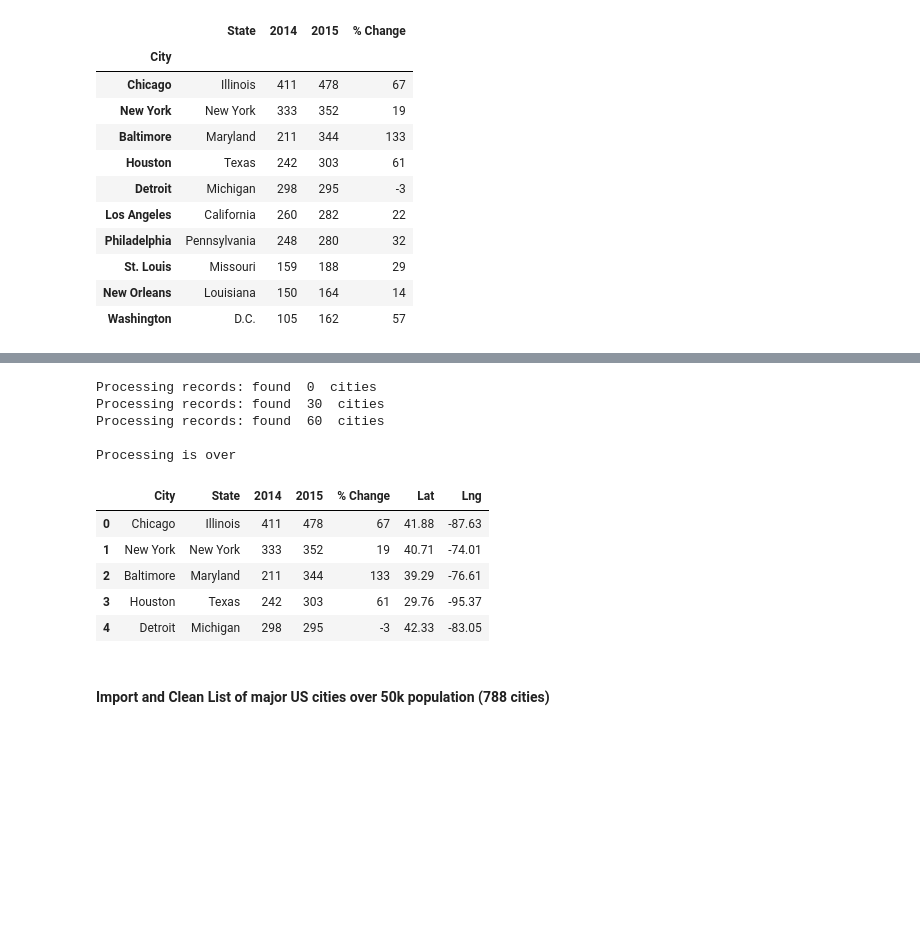
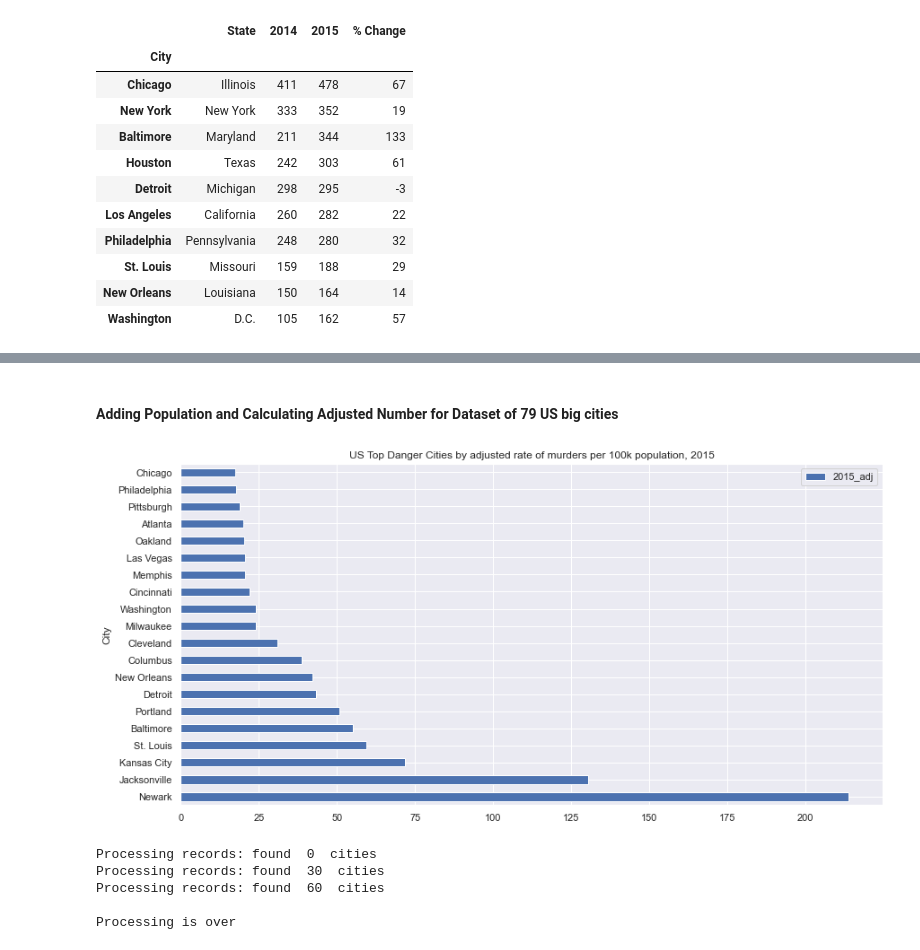
Before and after one commit to OlegRyzhkov2020/API-challenge, a Jupyter notebook: CrimePy_Project/major_cities.ipynb, the cells around one changed output, grey strips where cells are left out. Drawn from its saved outputs; the diff is of its cells as text; code cells hidden in the pictures; blank space fills up the shorter version.

```diff
--- a/CrimePy_Project/major_cities.ipynb
+++ b/CrimePy_Project/major_cities.ipynb
@@ -34,0 +39,17 @@ def cities_coord(df):
+# %%
+# Reading and Cleaning DataSet (Data Source: Census.org)
+uscities_data = pd.read_excel('resources/uscities_over50k.xlsx', header=None)
+uscities_data.columns = uscities_data.iloc[1]
+uscities_data.drop([0,1], axis=0, inplace=True)
+uscities_data.set_index('Rank', inplace=True)
+uscities_data = uscities_data.rename(columns={"Census": "Cens_2010",
+                                      "Estimates Base": "Base_2010",
+                                      2010.0: "2010", 2011.0: "2011",
+                                      2012.0: "2012", 2013.0: "2013",
+                                      2014.0: "2014", 2015.0: "2015",
+                                      2016.0: "2016", 2017.0: "2017",
+                                      2018.0: "2018", 2019.0: "2019"})
+uscities_data.head()
+for column in uscities_data.columns[2:]:
+    uscities_data[column]= uscities_data[column].astype(float)
+uscities_data.info()
@@ -69,3 +143,30 @@ _= top_safest_cities.plot(kind='barh', title="US Top Safest Cities by number of
+# %% [markdown]
+#### Adding Population and Calculating Adjusted Number for Dataset of 79 US big cities
+# %%
+# DataSet of 788 US Major Cities: Split City Name into 2 columns - City and State
+for row in uscities_data.itertuples():
+    full_city_name = row.City.split(",", 2)
+    city_name = full_city_name[0]
+    uscities_data.loc[row.Index, 'City'] = city_name.split(" city", 2)[0]
+    uscities_data.loc[row.Index, 'State'] = full_city_name[1]
+# %%
+# Adding Estimate Population Data for 2014, 2015 from 788 Major Cities DataFrame
+cities_murders = cities_murders.reset_index()
+for row_79 in cities_murders.itertuples():
+    for row_788 in uscities_data.itertuples():
+        if row_79.City == row_788.City:
+            cities_murders.loc[row_79.Index, 'Pop_2014'] = uscities_data.loc[row_788.Index, '2014'].astype(int)
+            cities_murders.loc[row_79.Index, 'Pop_2015'] = uscities_data.loc[row_788.Index, '2015'].astype(int)
+# Calculating adjusted rate of murders per 100k population
+cities_murders['2014_adj'] = cities_murders['2014']/cities_murders['Pop_2014']*100000
+cities_murders['2015_adj'] = cities_murders['2015']/cities_murders['Pop_2015']*100000
+cities_murders = cities_murders.sort_values('2015_adj', ascending=False).set_index('City')
+# %%
+top_danger_cities = cities_murders.head(20).filter(['State', '2015_adj'])
+_= top_danger_cities.plot(kind='barh', title="US Top Danger Cities by adjusted rate of murders per 100k population, 2015", figsize=(14, 7))
+plt.savefig('images/top20_danger_cities.png')
+# %% [output]
+[figure, added]
 # %%
 cities_murders = cities_murders.reset_index()
 cities_murders = cities_coord(cities_murders)
@@ -76,15 +177,10 @@ Processing records: found  60  cities
 
 Processing is over
 # %%
+# Saving Datasets
+uscities_data.to_csv("resources/uscities_data.csv", encoding="utf-8", index=False)
 cities_murders.to_csv("resources/cities_murders.csv", encoding="utf-8", index=False)
 cities_murders.head()
-# %% [output]
-|  | City | State | 2014 | 2015 | % Change | Lat | Lng |
-| 0 | Chicago | Illinois | 411 | 478 | 67 | 41.88 | -87.63 |
-| 1 | New York | New York | 333 | 352 | 19 | 40.71 | -74.01 |
-| 2 | Baltimore | Maryland | 211 | 344 | 133 | 39.29 | -76.61 |
-| 3 | Houston | Texas | 242 | 303 | 61 | 29.76 | -95.37 |
-| 4 | Detroit | Michigan | 298 | 295 | -3 | 42.33 | -83.05 |
 # %%
 # Reading and Cleaning DataSet for 79 cities (Data Source: Data.org) - preliminary data
 cities_murders_2016 = pd.read_csv('resources/murder_2016_prelim.csv', header=None).filter([0,1,2,3,4])
@@ -94,5 +190,3 @@ cities_murders_2016 = cities_murders_2016.sort_values('City', ascending=True)
 cities_murders_2016[['2015', '2016', '% Change']] = cities_murders_2016[['2015', '2016', '% Change']].astype(int)
 cities_murders_2016[['City', 'State']] = cities_murders_2016[['City', 'State']].astype('str')
 cities_murders_2016 = cities_murders_2016.sort_values('2015', ascending=False)
-# %% [markdown]
-#### Import and Clean List of major US cities over 50k population (788 cities)
```
Also changed, not shown: parts of 16 cells of this notebook, 3 other files.
